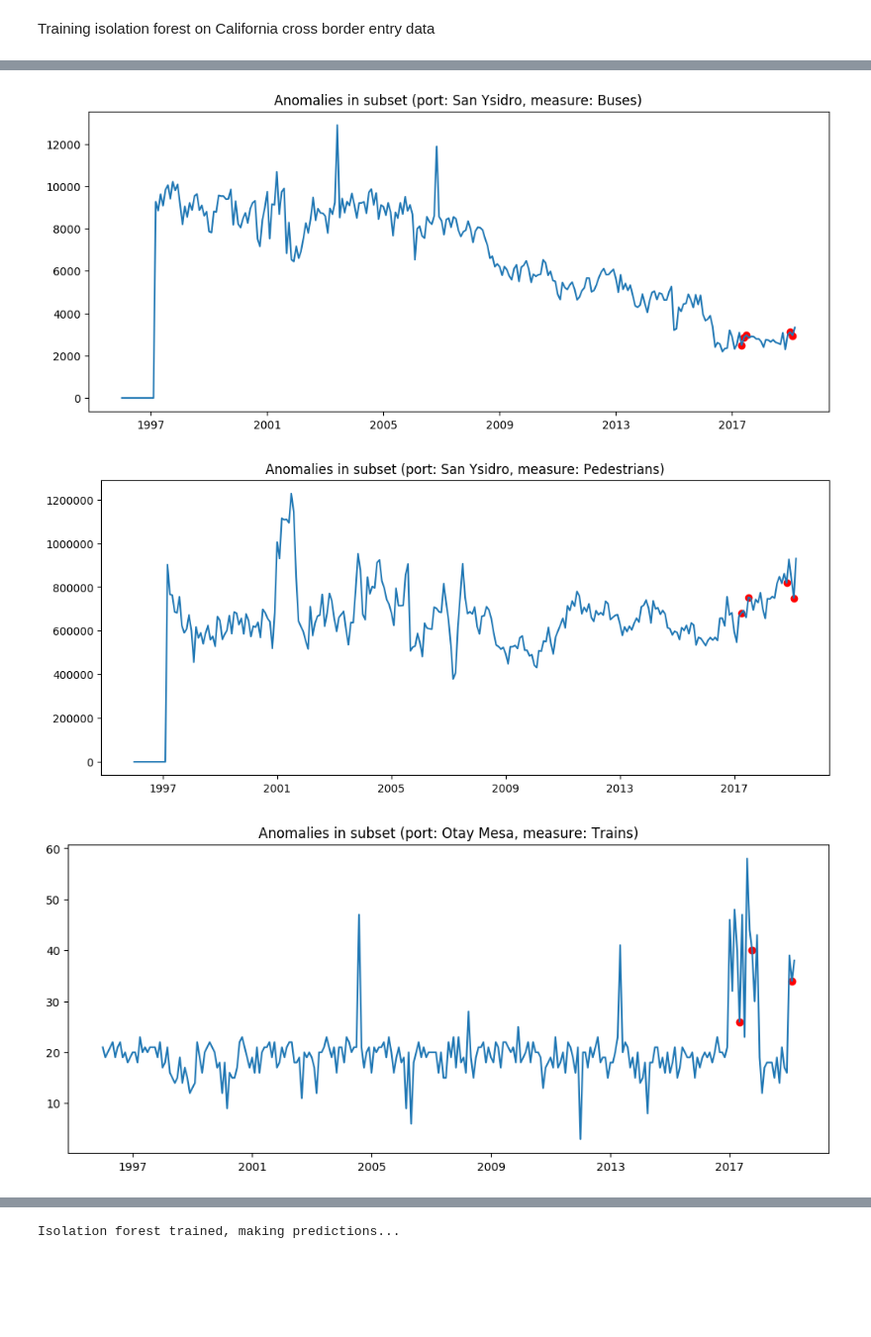
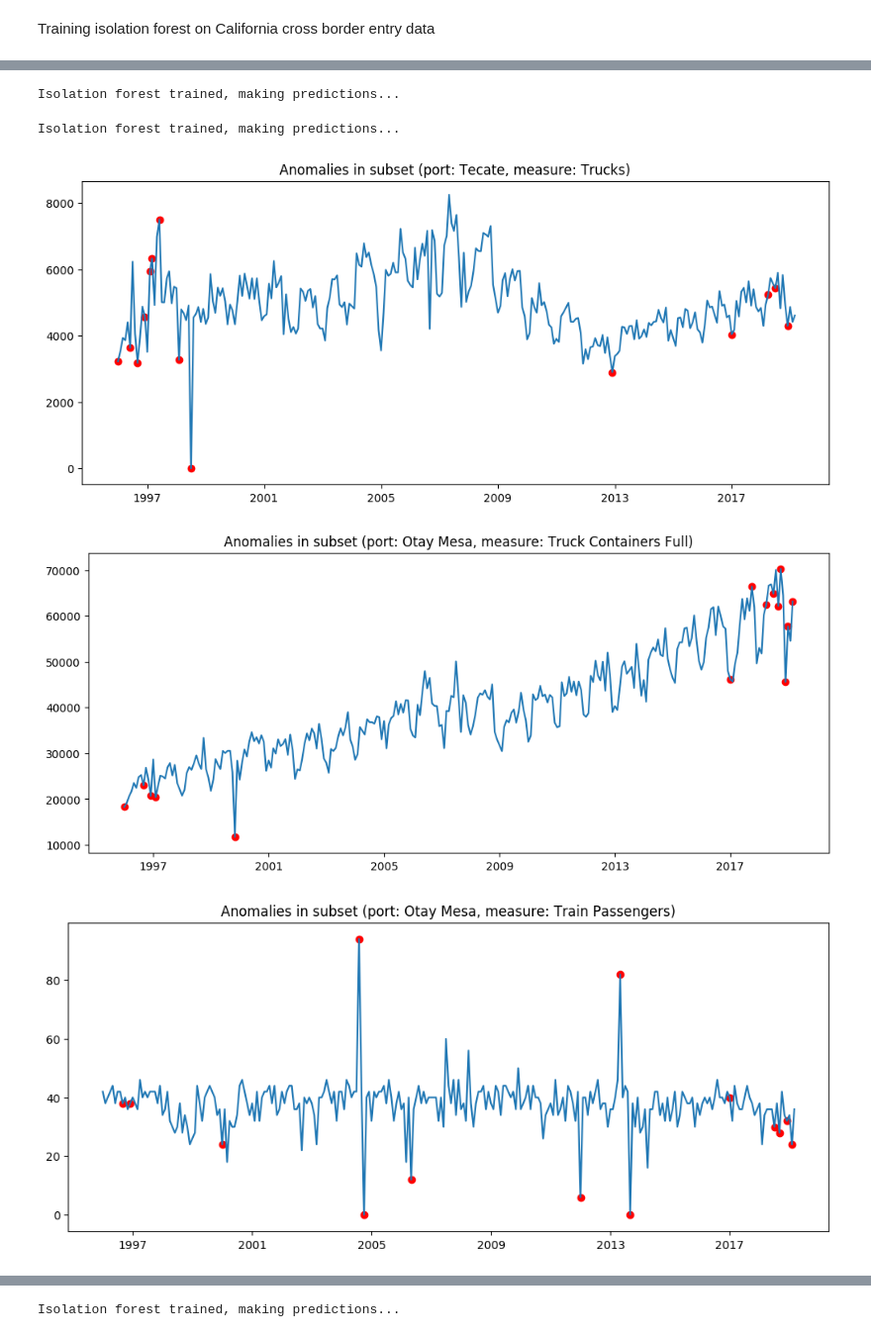
Before and after one commit to dynamic-duo-data-science/dynamicduo, a Jupyter notebook: notebooks/Anomaly_detection.ipynb, the cells around one changed output, grey strips where cells are left out. Shown at 99% size. Cells and saved outputs as stored; diff of their text form; code cells hidden in the pictures; blank space fills up the shorter version.

Commit message:
fix anomaly detection on category breakdown

```diff
--- a/notebooks/Anomaly_detection.ipynb
+++ b/notebooks/Anomaly_detection.ipynb
@@ -62,2 +90,3 @@ Training isolation forest on California cross border entry data
 # %%
 df_CA = df[(df['State'] == 'California')]
+df_CA_with_prediction = train_isolation_forest(df_CA)
@@ -94,3 +94,0 @@ def plot_anomaly_using_tsne(df_input, df_with_prediction, size=None):
-# %%
-df_with_prediction = train_isolation_forest(df_CA)
-plot_anomaly_using_tsne(df_CA, df_with_prediction)
@@ -102,6 +94,0 @@ Plotting predictions using tsne...
-# %%
-df_input_pipelined = train_isolation_forest(df_CA)
-anomalies_indices = df_input_pipelined[df_input_pipelined['is_anomaly'] == 1].index
-df_anomaly = df_CA[df_CA.index.isin(anomalies_indices)]
-df_anomaly.to_csv("../data/processed/anomalies_CA.csv")
-df_anomaly.head()
@@ -117,19 +102,21 @@ Predictions made.
 # %%
-def plot_anomalies_breakdown(df_anomaly, n_deep_dive_sample=3):
+def plot_anomalies_breakdown(df_anomaly, model_func, n_deep_dive_sample=3):
     print "Anomaly samples deep dive"
     from itertools import islice
-    sorted_uniques = df_anomaly.groupby(['Port Name', 'Measure']).size().sort_values(ascending=False)
+    df_original_partial = df[df.index.isin(df_anomaly.index)]
+    sorted_uniques = df_original_partial.groupby(['Port Name', 'Measure']).size().sort_values(ascending=False)
     print list(islice(sorted_uniques.iteritems(), 7))
     for i in range(n_deep_dive_sample):
         port_name, measure = list(islice(sorted_uniques.iteritems(), n_deep_dive_sample))[i][0]
-        df_anml_condition = df[(df['Port Name'] == port_name) & (df['Measure'] == measure)]
-        anml_sample_indices = df_anomaly[(df_anomaly['Port Name'] == port_name) & (df['Measure'] == measure)].index.to_list()
+        df_original_partial = df[(df['Port Name'] == port_name) & (df['Measure'] == measure)]
+        df_with_prediction = model_func(df_original_partial)
+        anml_sample_indices = df_with_prediction[df_with_prediction['is_anomaly'] == -1].index.to_list()
 
         plt.figure(figsize=(12, 5), dpi=100)
         plt.title("Anomalies in subset (port: {}, measure: {})".format(port_name, measure))
-        plt.plot(df_anml_condition['Date'], df_anml_condition['Value'])
+        plt.plot(df_original_partial['Date'], df_original_partial['Value'])
         for index in anml_sample_indices:
-            plt.scatter(df_anml_condition.loc[index, :]['Date'], df_anml_condition.loc[index, :]['Value'], color='red')
-plot_anomalies_breakdown(df_anomaly)
+            plt.scatter(df_original_partial.loc[index, :]['Date'], df_original_partial.loc[index, :]['Value'], color='red')
+plot_anomalies_breakdown(df_CA_with_prediction, train_isolation_forest)
 # %% [output]
 Anomaly samples deep dive
@@ -137,7 +125,9 @@ Anomaly samples deep dive
 To register the converters:
         >>> from pandas.plotting import register_matplotlib_converters
         >>> register_matplotlib_converters()
   warnings.warn(msg, FutureWarning)
+Isolation forest trained, making predictions...
+Isolation forest trained, making predictions...
-[figure, old version]
+[figure, new version]
-[figure, old version]
+[figure, new version]
-[figure, old version]
+[figure, new version]
```
Also changed, not shown: parts of 15 cells of this notebook, 4 other files.
